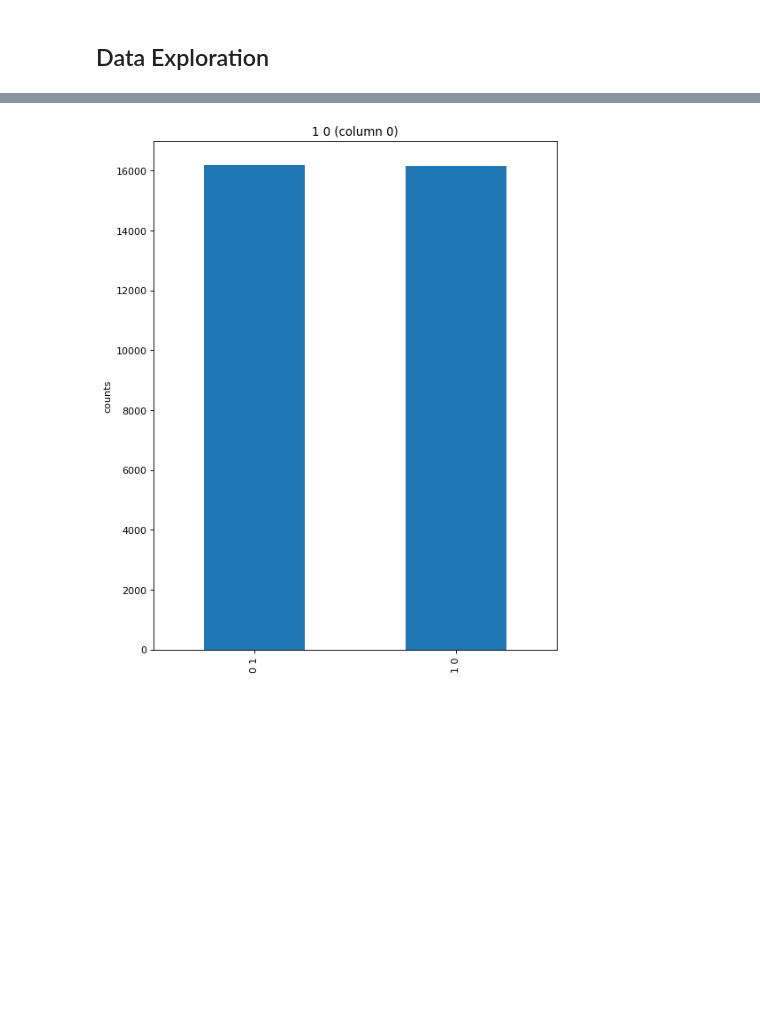
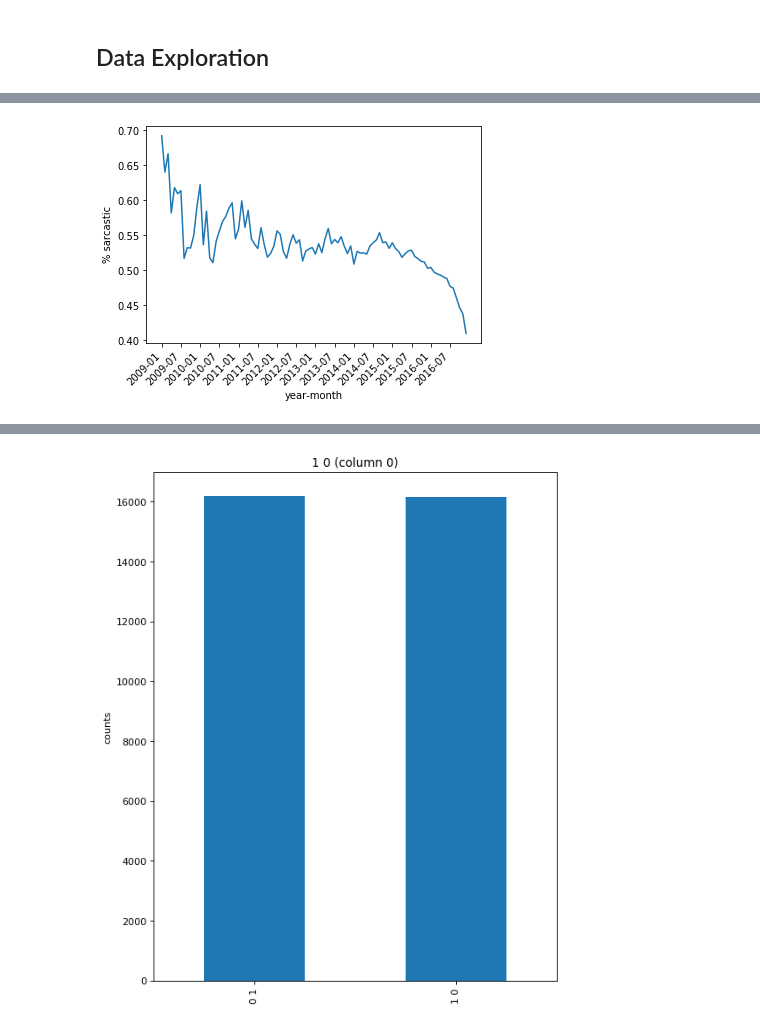
Before and after one commit to federicopessina/RedditSarcasm, a Jupyter notebook: main_notebook.ipynb, the cells around one changed output, grey strips where cells are left out. Saved outputs shown, nothing was run; the diff lists cells and outputs as text; code cells hidden in the pictures; blank space fills up the shorter version.

```diff
--- a/main_notebook.ipynb
+++ b/main_notebook.ipynb
@@ -235,0 +230,14 @@ negative_ups
+# %%
+by_month = df_data.groupby("date").agg({"label" : "mean", "comment" : "count"})
+months = list(by_month.index)
+label_pos = list(range(0, len(months), 6))
+m_labels = [months[i] for i in label_pos]
+
+plt.plot(months, by_month["label"])
+plt.xlabel("year-month")
+plt.ylabel("% sarcastic")
+plt.xticks(label_pos, m_labels, rotation=45, ha="right")
+plt.savefig('sarcasm_distribution_by_year_month.png', bbox_inches = 'tight', pad_inches = 0.15) # savefig() before show()
+plt.show()
+# %% [output]
+[figure, added]
```
Also changed, not shown: parts of 7 cells of this notebook, 3 other files.
